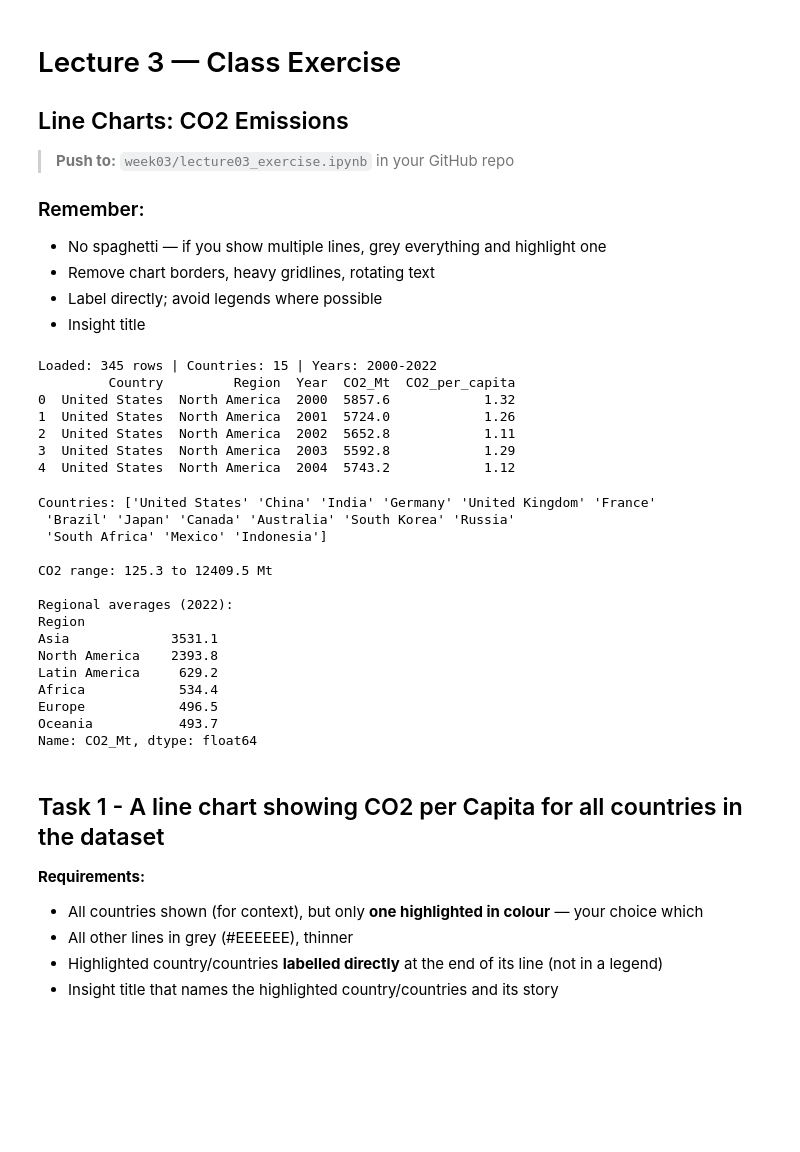
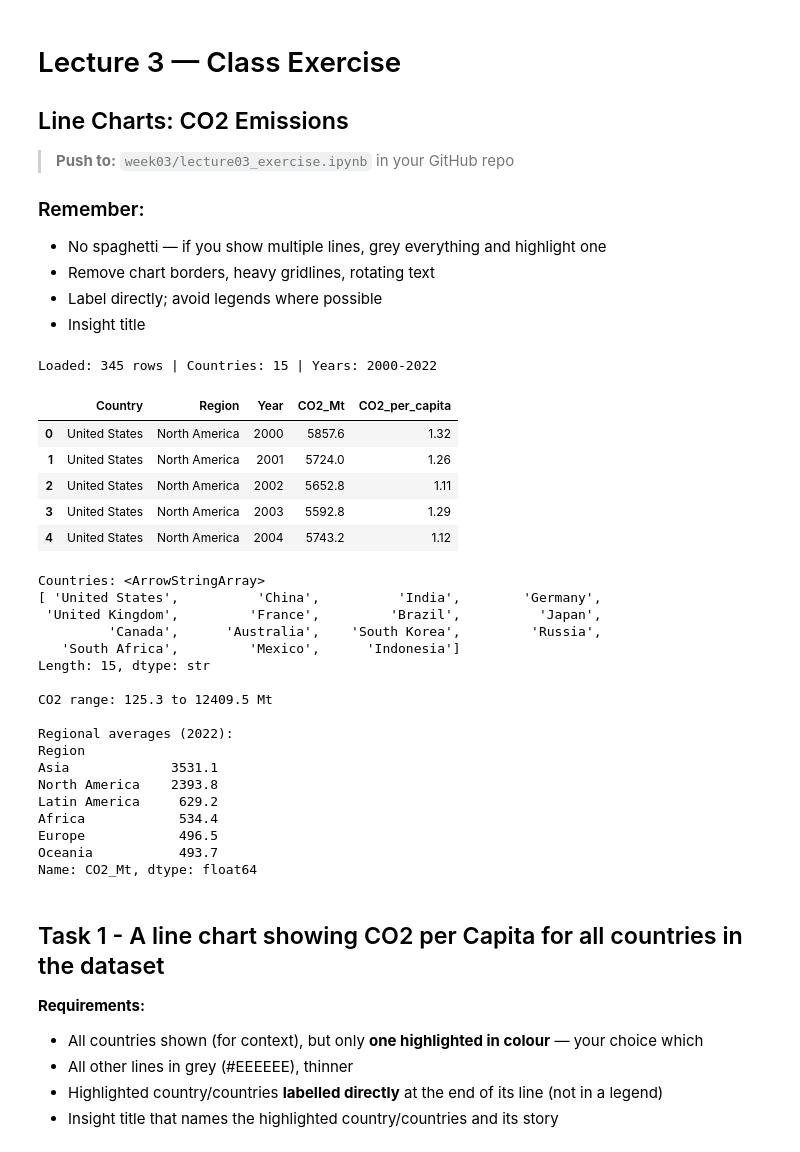
Before and after one commit to Shivasaiaddanki/dataviz-exercises-shivasaiaddanki, a Jupyter notebook: week03/lecture03_exercise.ipynb, the cells around one changed output. Cells and saved outputs as stored; diff of their text form; code cells hidden in the pictures; blank space fills up the shorter version.

Commit message:
Complete Week 3 and Week 4 exercises

```diff
--- a/week03/lecture03_exercise.ipynb
+++ b/week03/lecture03_exercise.ipynb
@@ -9,24 +9,51 @@
 - Remove chart borders, heavy gridlines, rotating text
 - Label directly; avoid legends where possible
 - Insight title
-# %%
-import pandas as pd
-import plotly.express as px
-import plotly.graph_objects as go
-
-# Dataset: CO2 Emissions by Country 2000-2022
-# Source: Our World in Data (https://ourworldindata.org/co2-emissions)
-df = pd.read_csv('../data/co2_emissions.csv')
-print(f"Loaded: {len(df)} rows | Countries: {df['Country'].nunique()} | Years: {df['Year'].min()}-{df['Year'].max()}")
-print(df.head())
-# %% [output]
-Loaded: 345 rows | Countries: 15 | Years: 2000-2022
-         Country         Region  Year  CO2_Mt  CO2_per_capita
-0  United States  North America  2000  5857.6            1.32
-1  United States  North America  2001  5724.0            1.26
-2  United States  North America  2002  5652.8            1.11
-3  United States  North America  2003  5592.8            1.29
-4  United States  North America  2004  5743.2            1.12
+# %%
+
+import pandas as pd
+import plotly.express as px
+import plotly.graph_objects as go
+from pathlib import Path
+
+# Dataset: CO2 Emissions by Country 2000-2022
+# Source: Our World in Data
+# https://ourworldindata.org/co2-emissions
+
+# Find the dataset in week02/data
+possible_paths = [
+    Path("week02/data/co2_emissions.csv"),
+    Path("../week02/data/co2_emissions.csv")
+]
+
+data_path = next(
+    (p for p in possible_paths if p.exists()),
+    None
+)
+
+if data_path is None:
+    raise FileNotFoundError("CO2 emissions dataset not found.")
+
+# Load dataset
+df = pd.read_csv(data_path)
+
+# Display dataset information
+print(
+    f"Loaded: {len(df)} rows | "
+    f"Countries: {df['Country'].nunique()} | "
+    f"Years: {df['Year'].min()}-{df['Year'].max()}"
+)
+
+# Display first five rows
+display(df.head())
+# %% [output]
+Loaded: 345 rows | Countries: 15 | Years: 2000-2022
+|  | Country | Region | Year | CO2_Mt | CO2_per_capita |
+| 0 | United States | North America | 2000 | 5857.6 | 1.32 |
+| 1 | United States | North America | 2001 | 5724.0 | 1.26 |
+| 2 | United States | North America | 2002 | 5652.8 | 1.11 |
+| 3 | United States | North America | 2003 | 5592.8 | 1.29 |
+| 4 | United States | North America | 2004 | 5743.2 | 1.12 |
 # %%
 # Explore before building
 
@@ -35,9 +62,12 @@ print("\nCO2 range:", df['CO2_Mt'].min(), "to", df['CO2_Mt'].max(), "Mt")
 print("\nRegional averages (2022):")
 print(df[df['Year']==2022].groupby('Region')['CO2_Mt'].mean().sort_values(ascending=False).round(1))
 # %% [output]
-Countries: ['United States' 'China' 'India' 'Germany' 'United Kingdom' 'France'
- 'Brazil' 'Japan' 'Canada' 'Australia' 'South Korea' 'Russia'
- 'South Africa' 'Mexico' 'Indonesia']
+Countries: <ArrowStringArray>
+[ 'United States',          'China',          'India',        'Germany',
+ 'United Kingdom',         'France',         'Brazil',          'Japan',
+         'Canada',      'Australia',    'South Korea',         'Russia',
+   'South Africa',         'Mexico',      'Indonesia']
+Length: 15, dtype: str
 
 CO2 range: 125.3 to 12409.5 Mt
 
```
Also changed, not shown: parts of 2 cells of this notebook, 1 other file.
